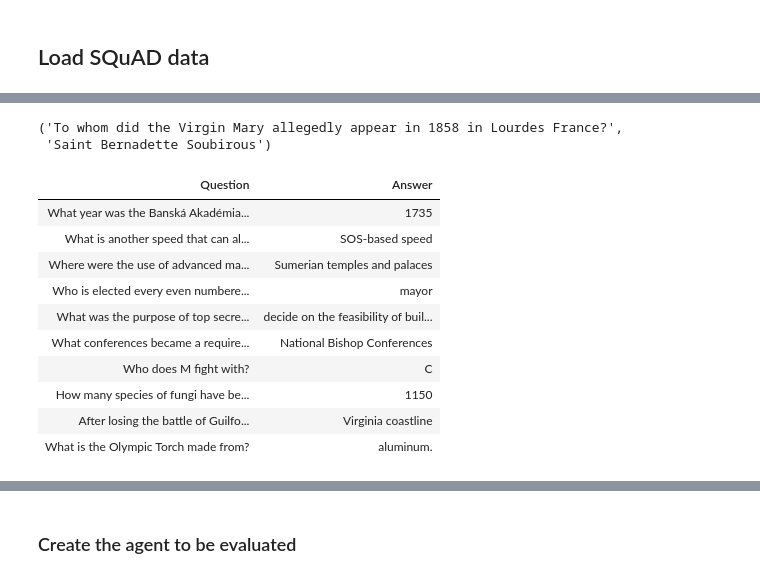
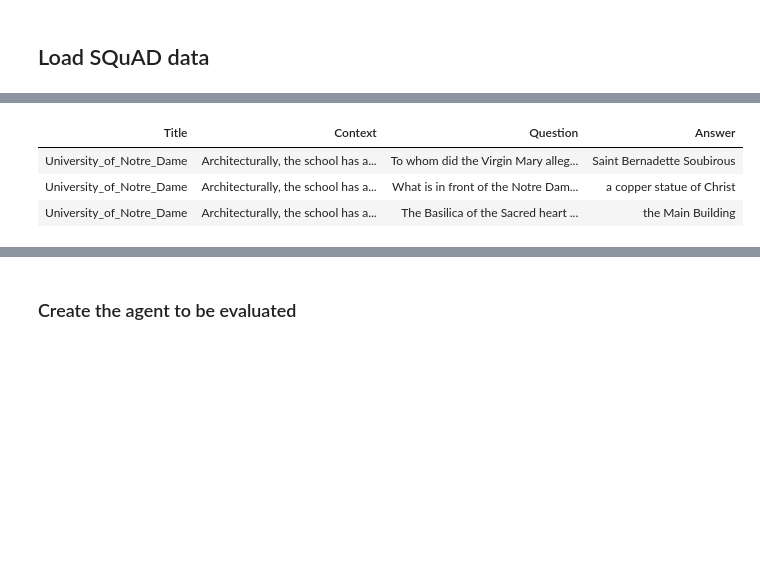
Before and after one commit to kurisu/SQuAD_Agent_Experiment, a Jupyter notebook: benchmarking.ipynb, the cells around one changed output, grey strips where cells are left out. Drawn from its saved outputs; the diff is of its cells as text; code cells hidden in the pictures; blank space fills up the shorter version.

```diff
--- a/benchmarking.ipynb
+++ b/benchmarking.ipynb
@@ -17,26 +31,7 @@ data = get_data(download=False)
-# %%
-data.question_answer_pairs[0]
-# %% [output]
-('To whom did the Virgin Mary allegedly appear in 1858 in Lourdes France?',
- 'Saint Bernadette Soubirous')
-# %%
-np.random.seed(42)
-arr =np.array(data.question_answer_pairs)
-n_samples = 10
-indices = np.random.choice(len(arr), n_samples, replace=False)
-random_sample = arr[indices]
-# Display the questions and answers in the random sample as a dataframe
-dfSample = pd.DataFrame(random_sample, columns=["Question", "Answer"])
-display_text_df(dfSample)
-# %% [output]
-| Question | Answer |
-| What year was the Banská Akadémia... | 1735 |
-| What is another speed that can al... | SOS-based speed |
-| Where were the use of advanced ma... | Sumerian temples and palaces |
-| Who is elected every even numbere... | mayor |
-| What was the purpose of top secre... | decide on the feasibility of buil... |
-| What conferences became a require... | National Bishop Conferences |
-| Who does M fight with? | C |
-| How many species of fungi have be... | 1150 |
-| After losing the battle of Guilfo... | Virginia coastline |
-| What is the Olympic Torch made from? | aluminum. |
+# %%
+display_text_df(data.df.head(3))
+# %% [output]
+| Title | Context | Question | Answer |
+| University_of_Notre_Dame | Architecturally, the school has a... | To whom did the Virgin Mary alleg... | Saint Bernadette Soubirous |
+| University_of_Notre_Dame | Architecturally, the school has a... | What is in front of the Notre Dam... | a copper statue of Christ |
+| University_of_Notre_Dame | Architecturally, the school has a... | The Basilica of the Sacred heart ... | the Main Building |
```
Also changed, not shown: parts of 13 cells of this notebook, 2 other files.
